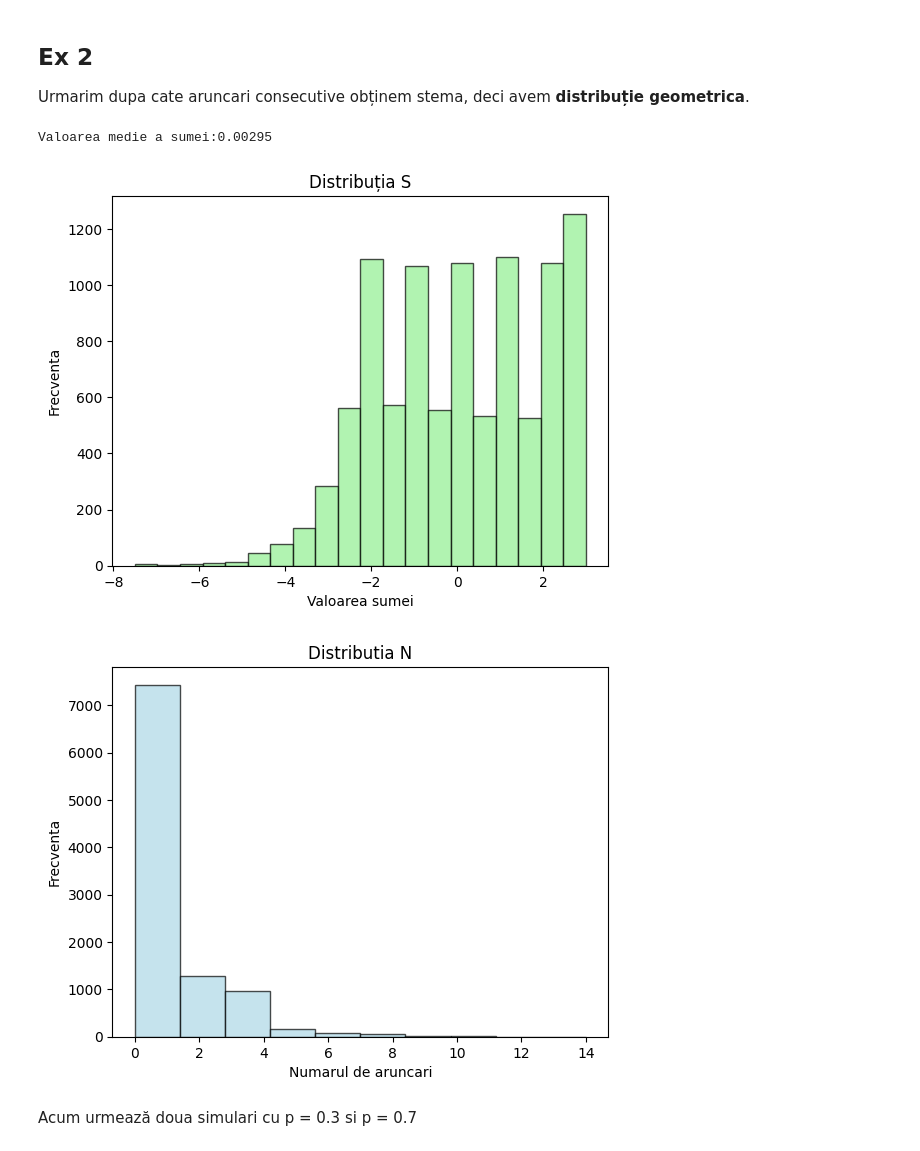
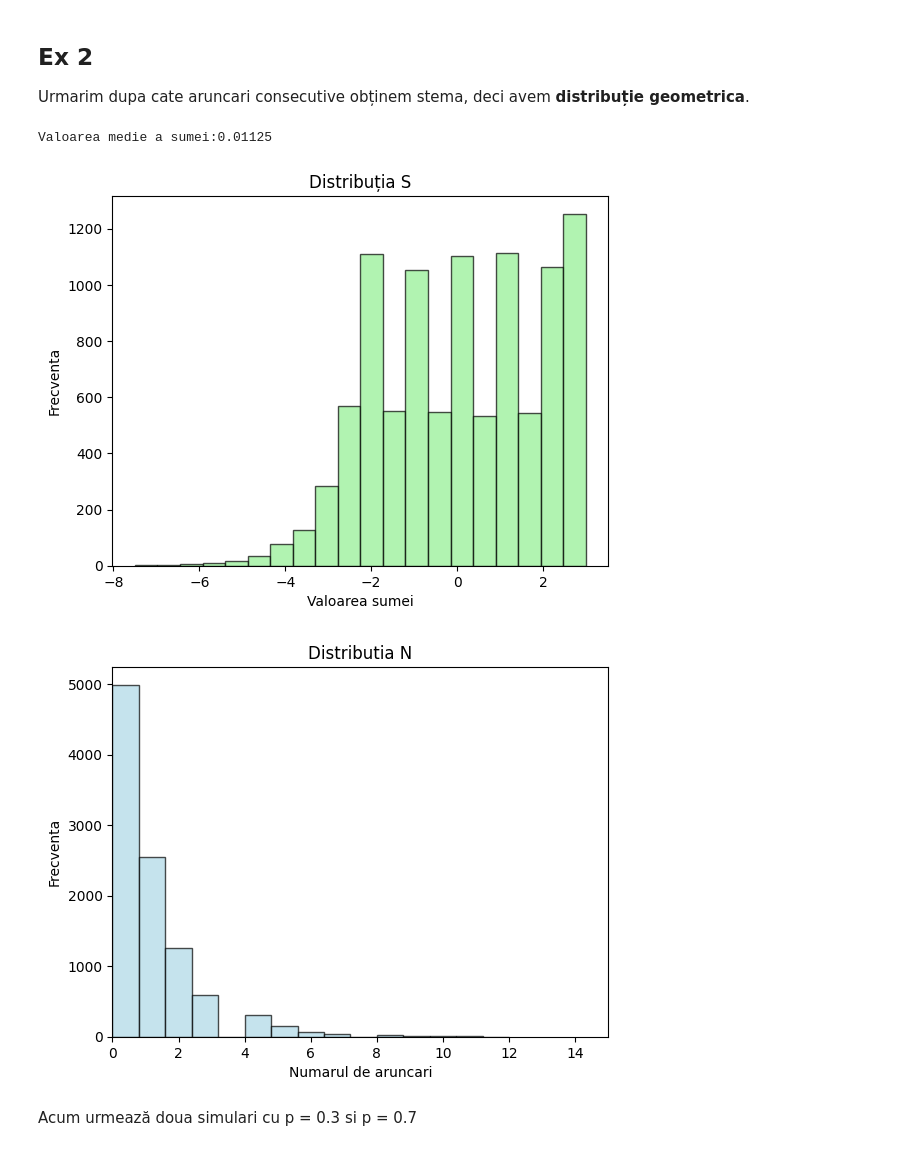
Before and after one commit to zkamper/pmp-2024, a Jupyter notebook: Lab02/homework1.ipynb, the cells around one changed output. Saved outputs shown, nothing was run; the diff lists cells and outputs as text; code cells hidden in the pictures.

```diff
--- a/Lab02/homework1.ipynb
+++ b/Lab02/homework1.ipynb
@@ -50,38 +50,39 @@ def game_simulation(p=0.5):
     for i in range(0,10_000):
         sum = 0
         throw = 0
         # 0 stema, 1 ban
         choice = np.random.choice([0,1],p=[p,1-p])
         while True:
             if choice == 0:
                 sum += np.random.choice([3,2,1,0,-1,-2])
                 break
             else:
                 sum -= 0.5
                 throw += 1
-                choice = np.random.choice([0,1])
+                choice = np.random.choice([0,1],p=[p,1-p])
         sums.append(sum)
         throws.append(throw)
 
     print(f'Valoarea medie a sumei:{np.mean(sums)} ')
 
     plt.hist(sums, bins=20, alpha=0.7, color='lightgreen', edgecolor='black')
     plt.title('Distribuția S')
     plt.xlabel('Valoarea sumei')
     plt.ylabel('Frecventa')
     plt.show()
 
-    plt.hist(throws, bins=10, alpha=0.7, color='lightblue', edgecolor='black')
+    plt.hist(throws, bins=15, alpha=0.7, color='lightblue', edgecolor='black')
     plt.title('Distributia N')
     plt.xlabel('Numarul de aruncari')
     plt.ylabel('Frecventa')
+    plt.xlim(0,15)
     plt.show()
 
 game_simulation()
 # %% [output]
-Valoarea medie a sumei:0.00295
+Valoarea medie a sumei:0.01125
-[figure, old version]
+[figure, new version]
-[figure, old version]
+[figure, new version]
 # %% [markdown]
 Acum urmează doua simulari cu p = 0.3 si p = 0.7
 # %%
```
Also changed, not shown: parts of 3 cells of this notebook, 1 other file.
